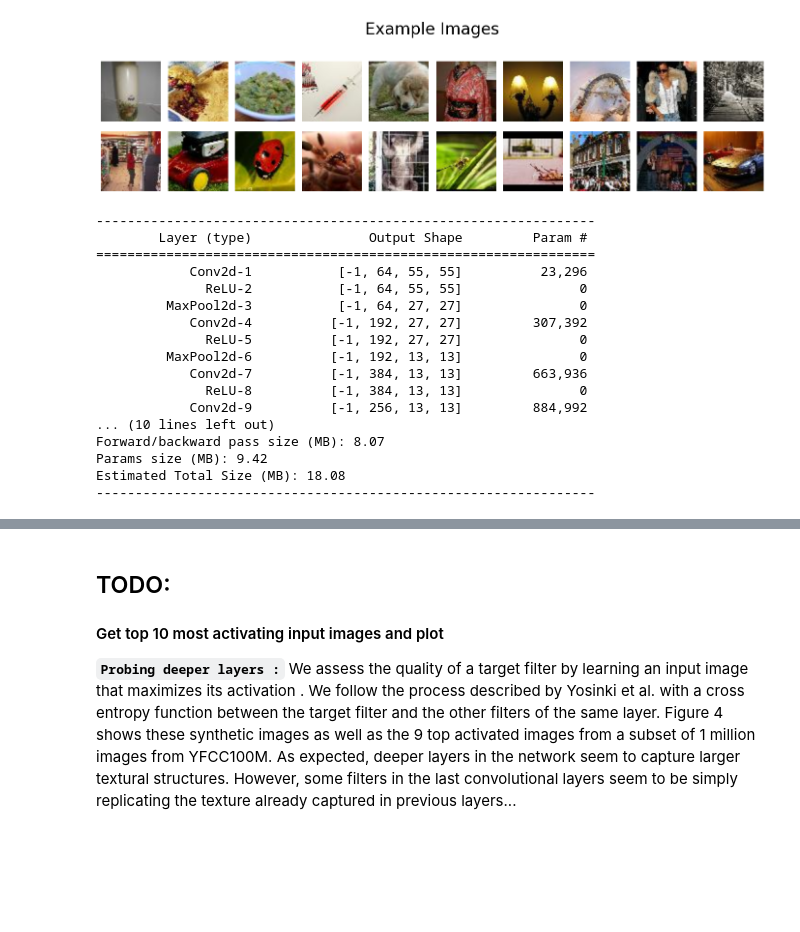
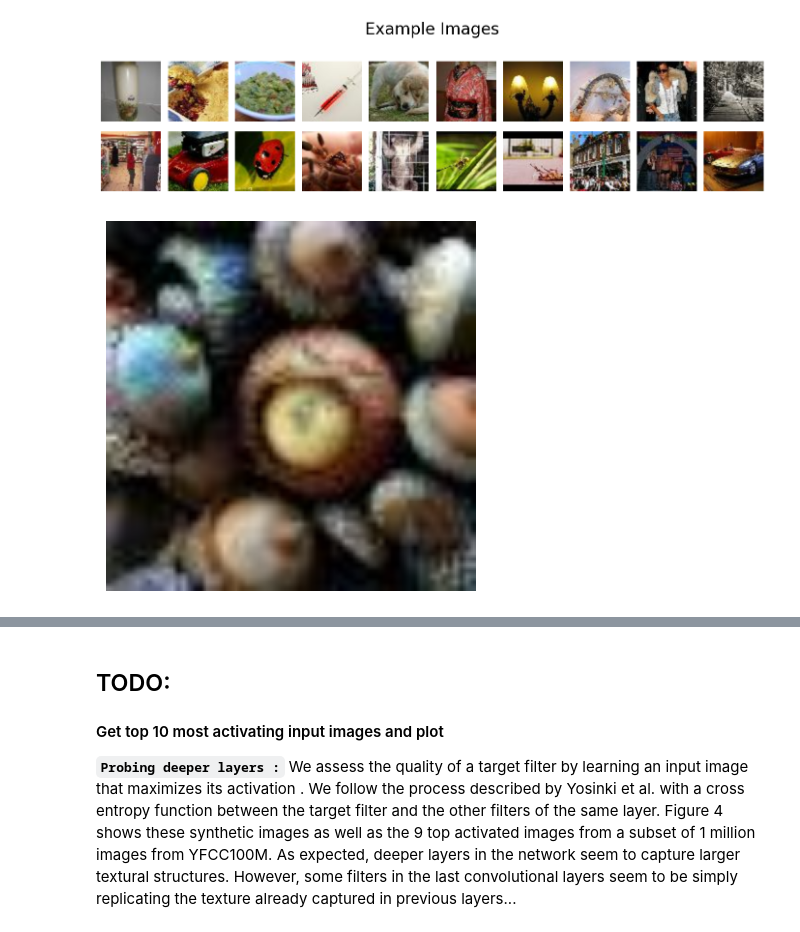
Before and after one commit to luftmeer/DeepCluster, a Jupyter notebook: deepcluster/Visualize.ipynb, the cells around one changed output, grey strips where cells are left out. Cells and saved outputs as stored; diff of their text form; code cells hidden in the pictures; blank space fills up the shorter version.

Commit message:
Activation Maps refactoring

```diff
--- a/deepcluster/Visualize.ipynb
+++ b/deepcluster/Visualize.ipynb
@@ -38,29 +43,10 @@ plt.show()
 # %% [output]
 [figure]
-# %%
-alexnet = alexnet(weights="DEFAULT")
-model = alexnet.features
-
-summary(model=model, input_size=imagenet[0][0].shape)
-# %% [output]
-----------------------------------------------------------------
-        Layer (type)               Output Shape         Param #
-================================================================
-            Conv2d-1           [-1, 64, 55, 55]          23,296
-              ReLU-2           [-1, 64, 55, 55]               0
-         MaxPool2d-3           [-1, 64, 27, 27]               0
-            Conv2d-4          [-1, 192, 27, 27]         307,392
-              ReLU-5          [-1, 192, 27, 27]               0
-         MaxPool2d-6          [-1, 192, 13, 13]               0
-            Conv2d-7          [-1, 384, 13, 13]         663,936
-              ReLU-8          [-1, 384, 13, 13]               0
-            Conv2d-9          [-1, 256, 13, 13]         884,992
-... (10 lines left out)
-Forward/backward pass size (MB): 8.07
-Params size (MB): 9.42
-Estimated Total Size (MB): 18.08
-----------------------------------------------------------------
 # %%
 img, label = imagenet[1200]
-maps = ActivationMaps(model=model)
+plt.imshow(img.permute(1, 2, 0))
+plt.axis("off")
+plt.show()
+# %% [output]
+[figure, added]
 # %%
```
Also changed, not shown: parts of 3 cells of this notebook, 1 other file.
